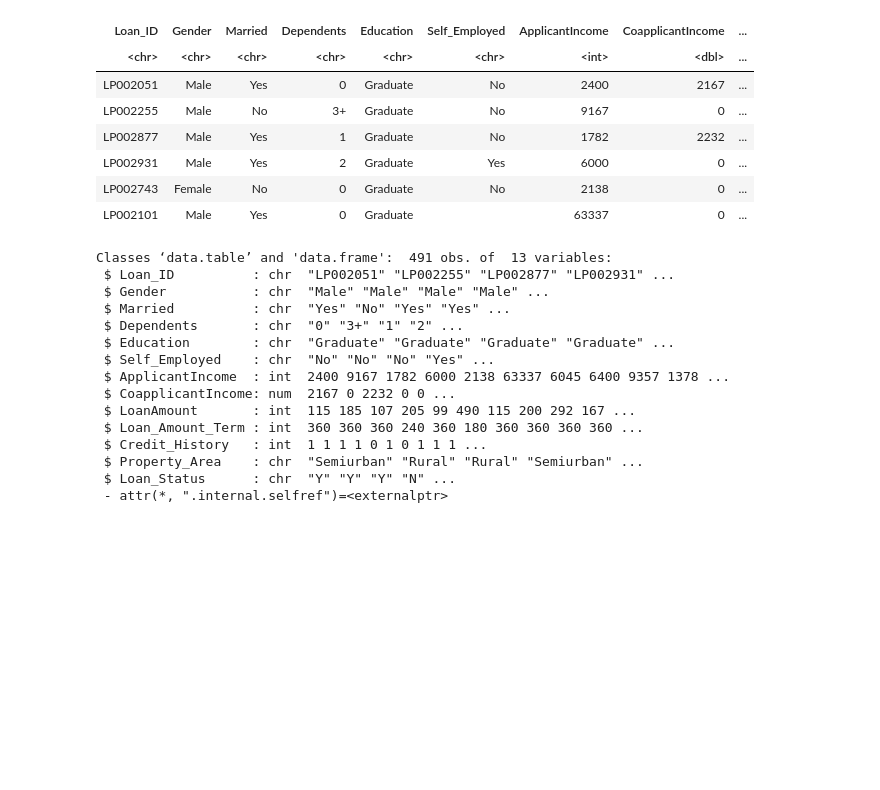
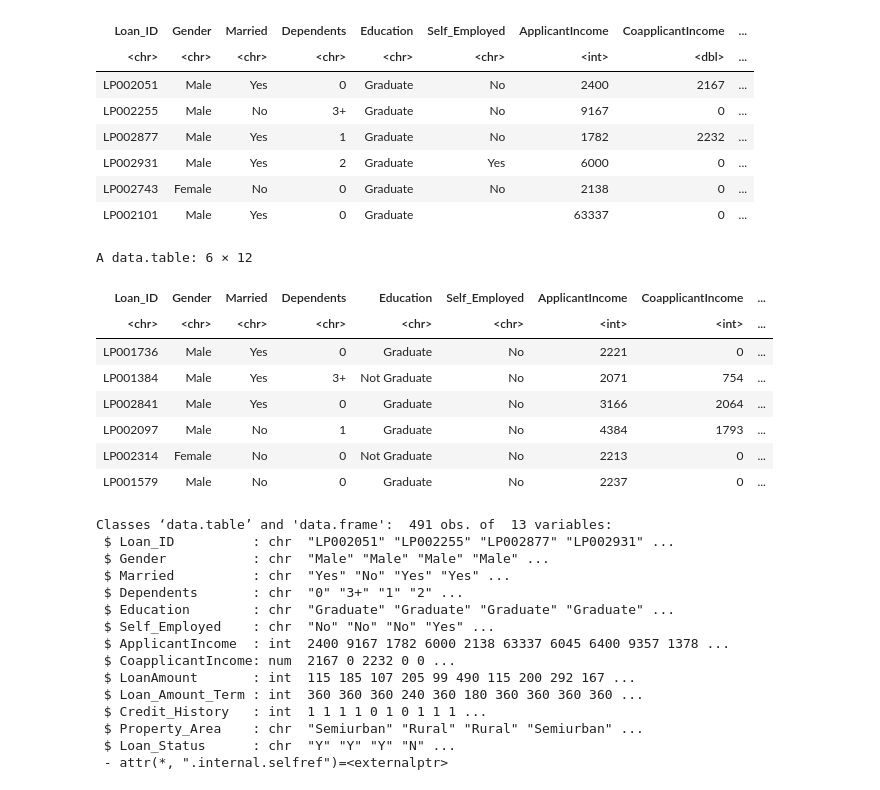
Before and after one commit to jaypeeml/firstrepo, a Jupyter notebook: rpg_program.ipynb, the cells around one changed output. Cells and saved outputs as stored; diff of their text form; code cells hidden in the pictures; blank space fills up the shorter version.

```diff
--- a/rpg_program.ipynb
+++ b/rpg_program.ipynb
@@ -106,6 +103,21 @@ A data.table: 6 × 13
 | LP002931 | Male | Yes | 2 | Graduate | Yes | 6000 | 0 | ... |
 | LP002743 | Female | No | 0 | Graduate | No | 2138 | 0 | ... |
 | LP002101 | Male | Yes | 0 | Graduate |  | 63337 | 0 | ... |
+# %%
+validation <- fread("validation.csv", sep=",", nrows=-1L, header=TRUE,
+      stringsAsFactors=FALSE)
+
+head(validation)
+# %% [output]
+A data.table: 6 × 12
+| Loan_ID | Gender | Married | Dependents | Education | Self_Employed | ApplicantIncome | CoapplicantIncome | ... |
+| <chr> | <chr> | <chr> | <chr> | <chr> | <chr> | <int> | <int> | ... |
+| LP001736 | Male | Yes | 0 | Graduate | No | 2221 | 0 | ... |
+| LP001384 | Male | Yes | 3+ | Not Graduate | No | 2071 | 754 | ... |
+| LP002841 | Male | Yes | 0 | Graduate | No | 3166 | 2064 | ... |
+| LP002097 | Male | No | 1 | Graduate | No | 4384 | 1793 | ... |
+| LP002314 | Female | No | 0 | Not Graduate | No | 2213 | 0 | ... |
+| LP001579 | Male | No | 0 | Graduate | No | 2237 | 0 | ... |
 # %%
 # check structure of dataframe
 str(data)
```
Also changed, not shown: parts of 45 cells of this notebook.
